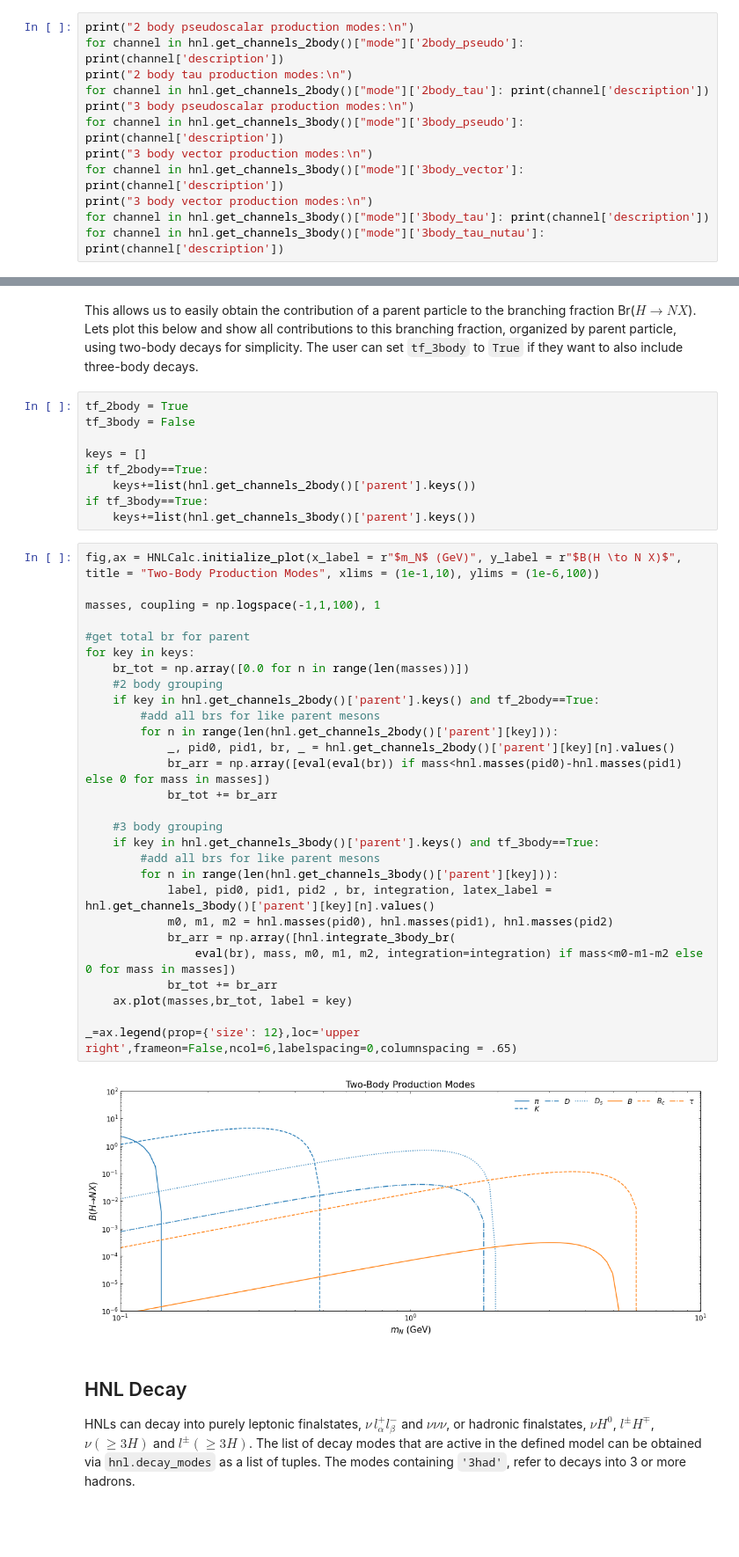
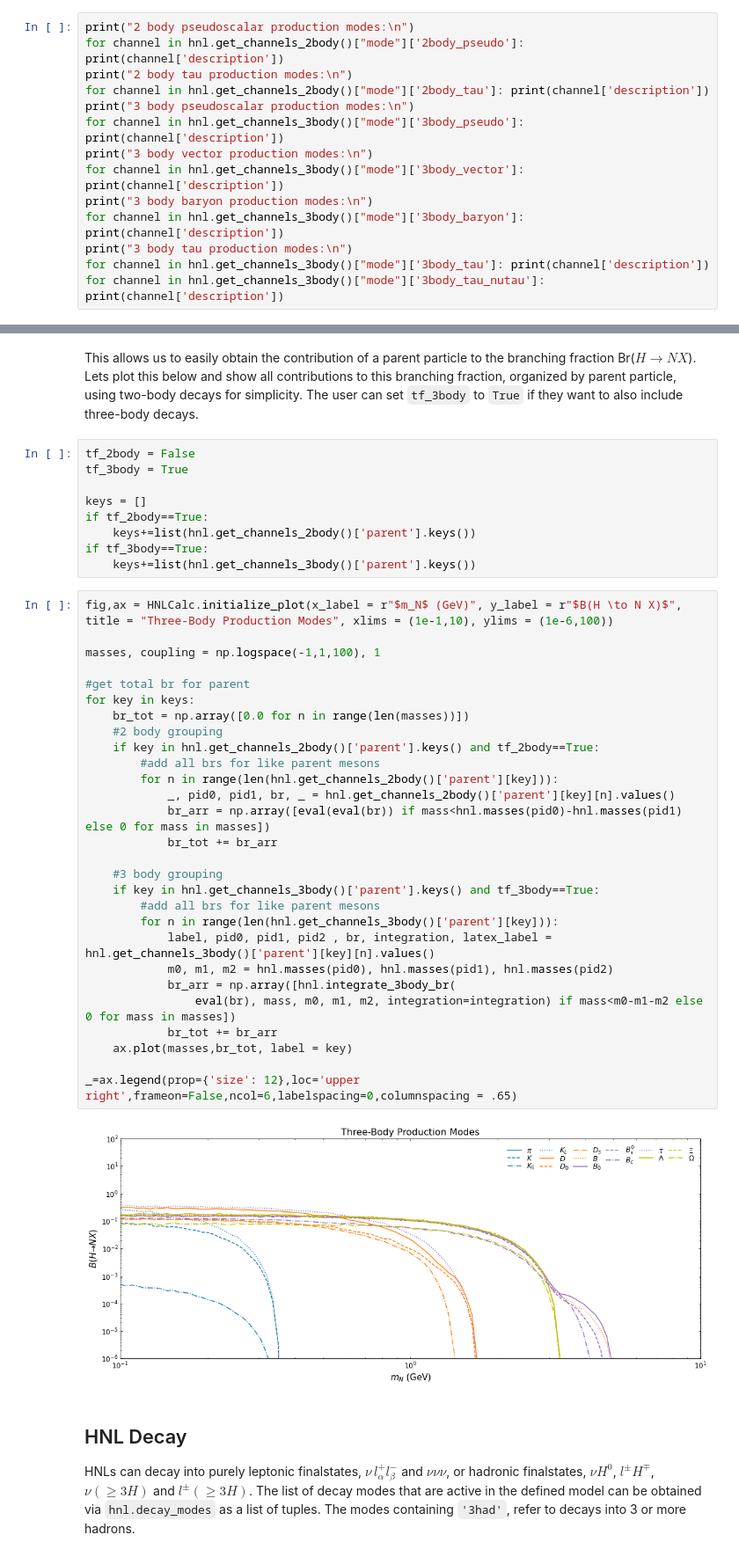
Before and after one commit to laroccod/HNLCalc, a Jupyter notebook: Example.ipynb, the cells around one changed output, grey strips where cells are left out. Shown at 88% size. Saved outputs shown, nothing was run; the diff lists cells and outputs as text; blank space fills up the shorter version.

Commit message:
Implemented baryons
added relevant functions and information for baryons

```diff
--- a/Example.ipynb
+++ b/Example.ipynb
@@ -36,7 +36,9 @@ print("3 body pseudoscalar production modes:\n")
 for channel in hnl.get_channels_3body()["mode"]['3body_pseudo']: print(channel['description'])
 print("3 body vector production modes:\n")
 for channel in hnl.get_channels_3body()["mode"]['3body_vector']: print(channel['description'])
-print("3 body vector production modes:\n")
+print("3 body baryon production modes:\n")
+for channel in hnl.get_channels_3body()["mode"]['3body_baryon']: print(channel['description'])
+print("3 body tau production modes:\n")
 for channel in hnl.get_channels_3body()["mode"]['3body_tau']: print(channel['description'])
 for channel in hnl.get_channels_3body()["mode"]['3body_tau_nutau']: print(channel['description'])
 # %% [output]
@@ -225,8 +227,8 @@ hnl.get_channels_2body()['parent'][r"$K$"]
 # %% [markdown]
 This allows us to easily obtain the contribution of a parent particle to the branching fraction Br($H \to N X$). Lets plot this below and show all contributions to this branching fraction, organized by parent particle, using two-body decays for simplicity. The user can set `tf_3body` to `True` if they want to also include three-body decays.
 # %%
-tf_2body = True
-tf_3body = False
+tf_2body = False
+tf_3body = True
 
 keys = []
 if tf_2body==True:
@@ -234,35 +236,35 @@ if tf_2body==True:
 if tf_3body==True:
     keys+=list(hnl.get_channels_3body()['parent'].keys())
 # %%
-fig,ax = HNLCalc.initialize_plot(x_label = r"$m_N$ (GeV)", y_label = r"$B(H \to N X)$", title = "Two-Body Production Modes", xlims = (1e-1,10), ylims = (1e-6,100))
+fig,ax = HNLCalc.initialize_plot(x_label = r"$m_N$ (GeV)", y_label = r"$B(H \to N X)$", title = "Three-Body Production Modes", xlims = (1e-1,10), ylims = (1e-6,100))
 
 masses, coupling = np.logspace(-1,1,100), 1
 
 #get total br for parent
 for key in keys:
     br_tot = np.array([0.0 for n in range(len(masses))])
     #2 body grouping
     if key in hnl.get_channels_2body()['parent'].keys() and tf_2body==True:
         #add all brs for like parent mesons
         for n in range(len(hnl.get_channels_2body()['parent'][key])):
             _, pid0, pid1, br, _ = hnl.get_channels_2body()['parent'][key][n].values()
             br_arr = np.array([eval(eval(br)) if mass<hnl.masses(pid0)-hnl.masses(pid1) else 0 for mass in masses])
             br_tot += br_arr
 
     #3 body grouping
     if key in hnl.get_channels_3body()['parent'].keys() and tf_3body==True:
         #add all brs for like parent mesons
         for n in range(len(hnl.get_channels_3body()['parent'][key])):
             label, pid0, pid1, pid2 , br, integration, latex_label = hnl.get_channels_3body()['parent'][key][n].values()
             m0, m1, m2 = hnl.masses(pid0), hnl.masses(pid1), hnl.masses(pid2)
             br_arr = np.array([hnl.integrate_3body_br(
                 eval(br), mass, m0, m1, m2, integration=integration) if mass<m0-m1-m2 else 0 for mass in masses])
             br_tot += br_arr
     ax.plot(masses,br_tot, label = key)
 
 _=ax.legend(prop={'size': 12},loc='upper right',frameon=False,ncol=6,labelspacing=0,columnspacing = .65)
 # %% [output]
-[figure, old version]
+[figure, new version]
 # %% [markdown]
 ## HNL Decay
 HNLs can decay into purely leptonic finalstates, $\nu\, l_\alpha^+ l_\beta^-$ and $\nu\nu\nu$, or hadronic finalstates, $\nu H^0 $, $l^\pm H^\mp $, $\nu (\geq 3H)$ and $l^\pm(\geq 3H)$. The list of decay modes that are active in the defined model can be obtained via `hnl.decay_modes` as a list of tuples. The modes containing `'3had'`, refer to decays into 3 or more hadrons.
```
Also changed, not shown: parts of 6 cells of this notebook, 2 other files.
